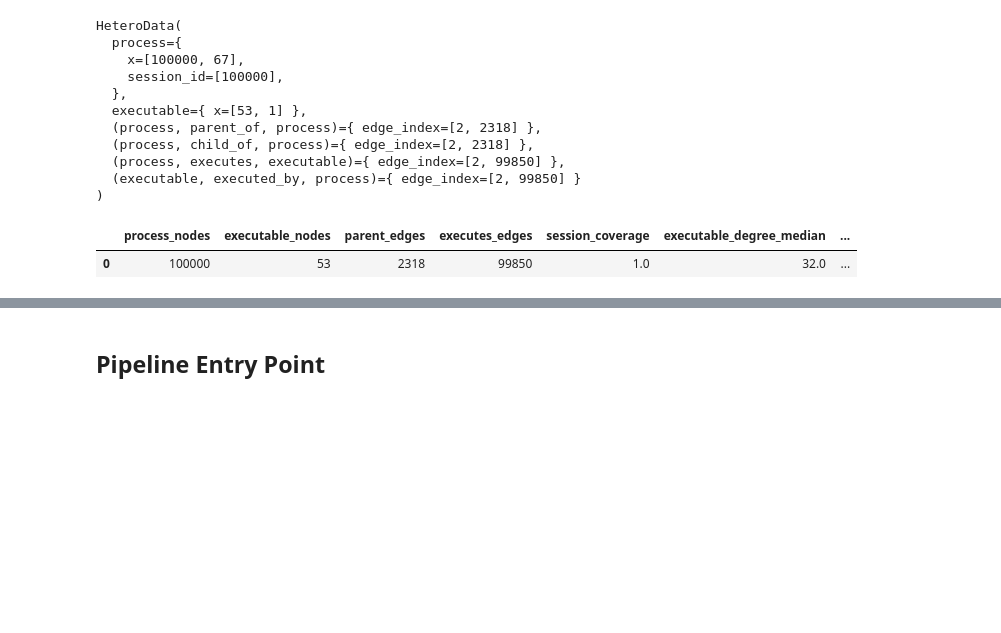
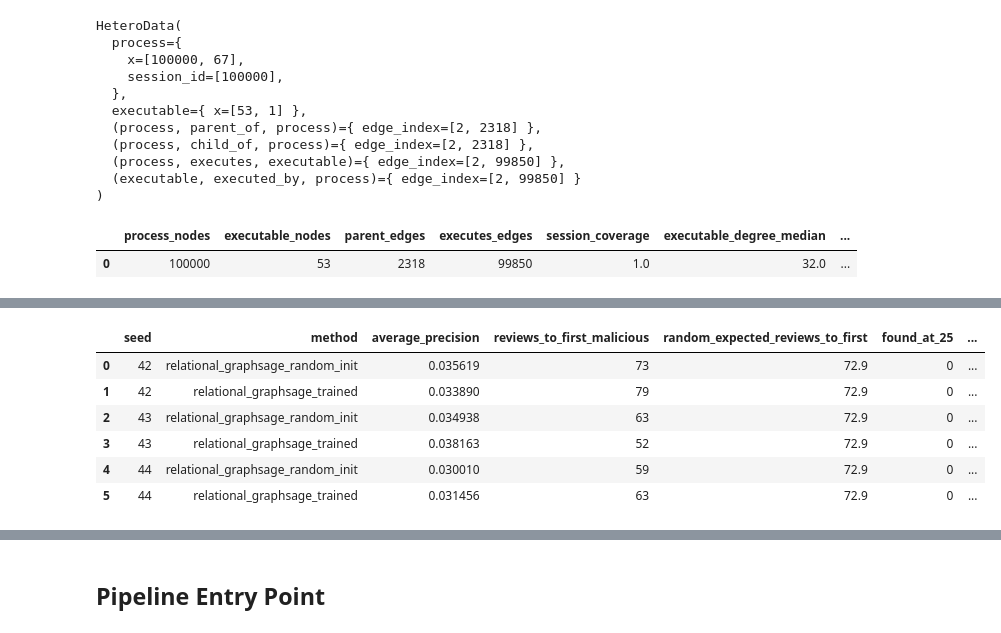
Before and after one commit to MekaelWasti/Cyber-Telemetry, a Jupyter notebook: Notebooks/Graph Triage Baseline v0.ipynb, the cells around one changed output, grey strips where cells are left out. Cells and saved outputs as stored; diff of their text form; code cells hidden in the pictures; blank space fills up the shorter version.

```diff
--- a/Notebooks/Graph Triage Baseline v0.ipynb
+++ b/Notebooks/Graph Triage Baseline v0.ipynb
@@ -847,0 +1109,6 @@ def triage_metric_eval(features, session_table, k=15):
+# %%
+node2vec_edge_index, node2vec_degree, node2vec_projection_summary = (
+    build_node2vec_projection(graph_data)
+)
+
+node2vec_projection_summary
@@ -847,0 +1725,84 @@ def triage_metric_eval(features, session_table, k=15):
+# %%
+m3_seed_summaries = []
+m3_scores_by_seed = {}
+m3_embeddings_by_seed = {}
+m3_losses_by_seed = {}
+m3_diagnostics_by_seed = {}
+
+process_session_ids = (
+    graph_data["process"]
+    .session_id
+    .cpu()
+)
+
+for seed in EXPERIMENT_SEEDS:
+    run = train_relational_graphsage(
+        m3_x_dict,
+        m3_edge_index_dict,
+        seed=seed,
+    )
+
+    m3_losses_by_seed[seed] = run["losses"]
+
+    for variant in ("random_init", "trained"):
+        process_embeddings = run[variant]
+
+        session_embeddings = mean_pool_process_embeddings(
+            process_embeddings,
+            process_session_ids,
+            n_sessions=len(session_table),
+        )
+
+        X_m3 = StandardScaler().fit_transform(
+            session_embeddings.numpy()
+        )
+
+        scores = knn_distance_anomaly_scores(
+            X_m3,
+            k=K,
+        )
+
+        assert_method_alignment(
+            session_table,
+            session_table["session_id"].to_numpy(),
+            scores,
+        )
+
+        method_name = (
+            f"relational_graphsage_{variant}"
+        )
+
+        result = evaluate_precomputed_scores(
+            y_true,
+            scores,
+        )
+
+        summary = metric_summary_from_method_results({
+            method_name: result,
+        })
+
+        summary.insert(0, "seed", seed)
+        m3_seed_summaries.append(summary)
+
+        key = (seed, variant)
+
+        m3_scores_by_seed[key] = scores
+        m3_embeddings_by_seed[key] = (
+            session_embeddings
+        )
+
+        m3_diagnostics_by_seed[key] = (
+            malicious_neighbor_purity_diagnostic(
+                X_m3,
+                session_table,
+                k=K,
+            )
+        )
+
+m3_seed_summary = pd.concat(
+    m3_seed_summaries,
+    ignore_index=True,
+)
+
+m3_seed_summary
+# %% [output]
@@ -847,0 +1826,7 @@ def triage_metric_eval(features, session_table, k=15):
+|  | seed | method | average_precision | reviews_to_first_malicious | random_expected_reviews_to_first | found_at_25 | ... |
+| 0 | 42 | relational_graphsage_random_init | 0.035619 | 73 | 72.9 | 0 | ... |
+| 1 | 42 | relational_graphsage_trained | 0.033890 | 79 | 72.9 | 0 | ... |
+| 2 | 43 | relational_graphsage_random_init | 0.034938 | 63 | 72.9 | 0 | ... |
+| 3 | 43 | relational_graphsage_trained | 0.038163 | 52 | 72.9 | 0 | ... |
+| 4 | 44 | relational_graphsage_random_init | 0.030010 | 59 | 72.9 | 0 | ... |
+| 5 | 44 | relational_graphsage_trained | 0.031456 | 63 | 72.9 | 0 | ... |
```
Also changed, not shown: parts of 28 cells of this notebook, 1 other file.
